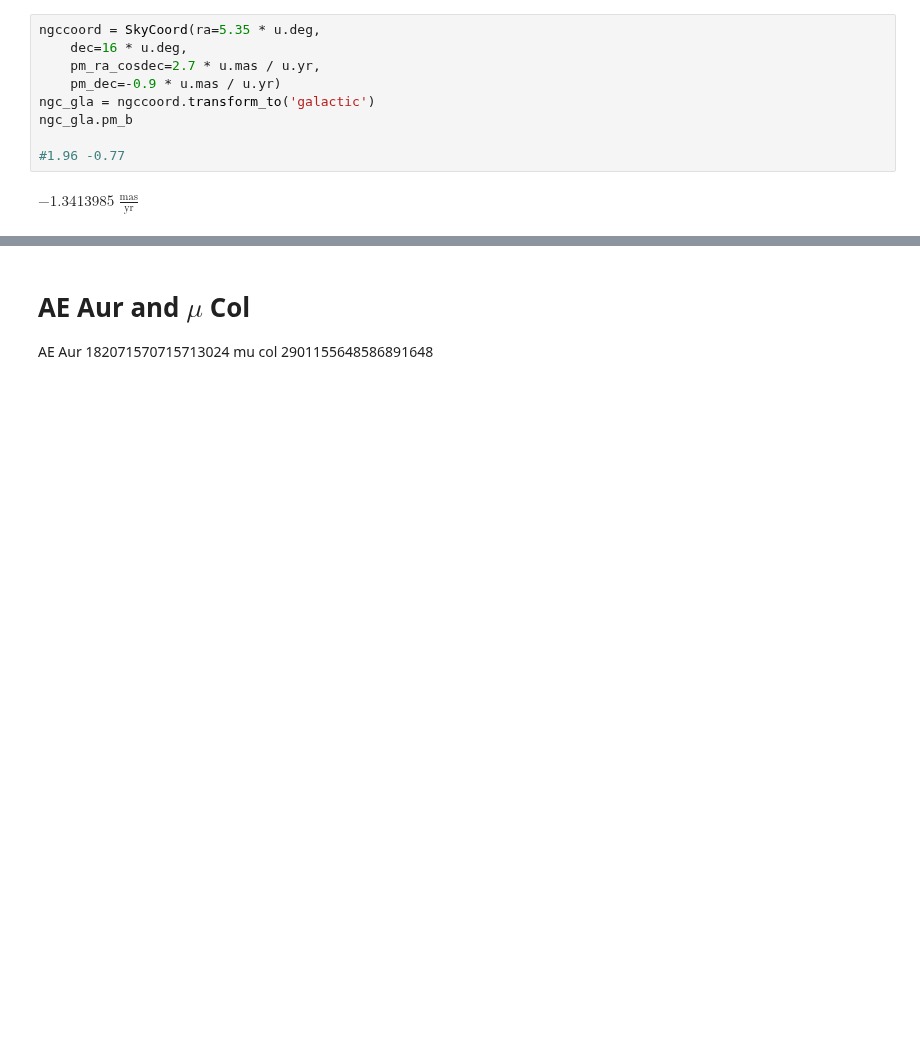
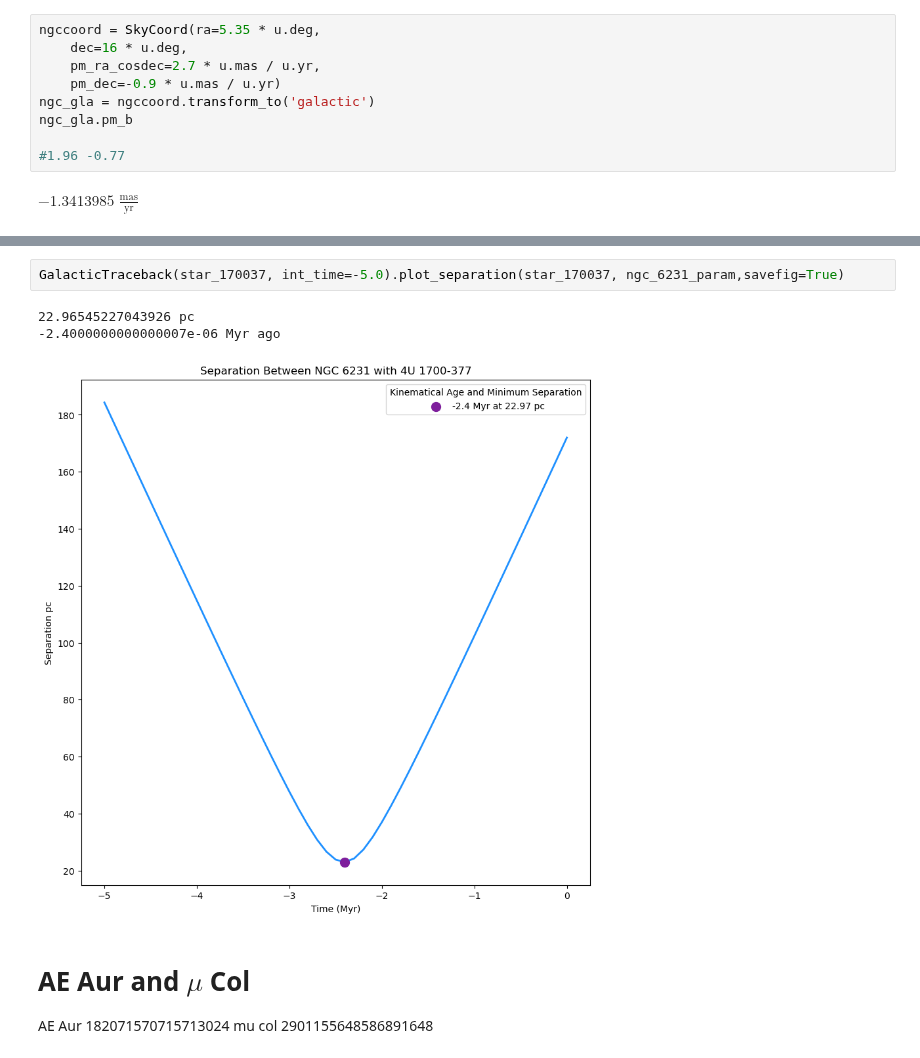
Before and after one commit to MantisShrimp2/Thesis-HMXB, a Jupyter notebook: Code/HMXB_TraceBack.ipynb, the cells around one changed output, grey strips where cells are left out. Drawn from its saved outputs; the diff is of its cells as text; blank space fills up the shorter version.

```diff
--- a/Code/HMXB_TraceBack.ipynb
+++ b/Code/HMXB_TraceBack.ipynb
@@ -290,3 +333,9 @@ GalacticTraceback(star_170037, int_time=-3.0).plot_in_galactocentric(star_170037
+# %%
+GalacticTraceback(star_170037, int_time=-5.0).plot_separation(star_170037, ngc_6231_param,savefig=True)
+# %% [output]
+22.96545227043926 pc
+-2.4000000000000007e-06 Myr ago
+[figure, added]
 # %% [markdown]
 # AE Aur and $\mu$ Col
 AE Aur 182071570715713024
```
Also changed, not shown: parts of 37 cells of this notebook.
